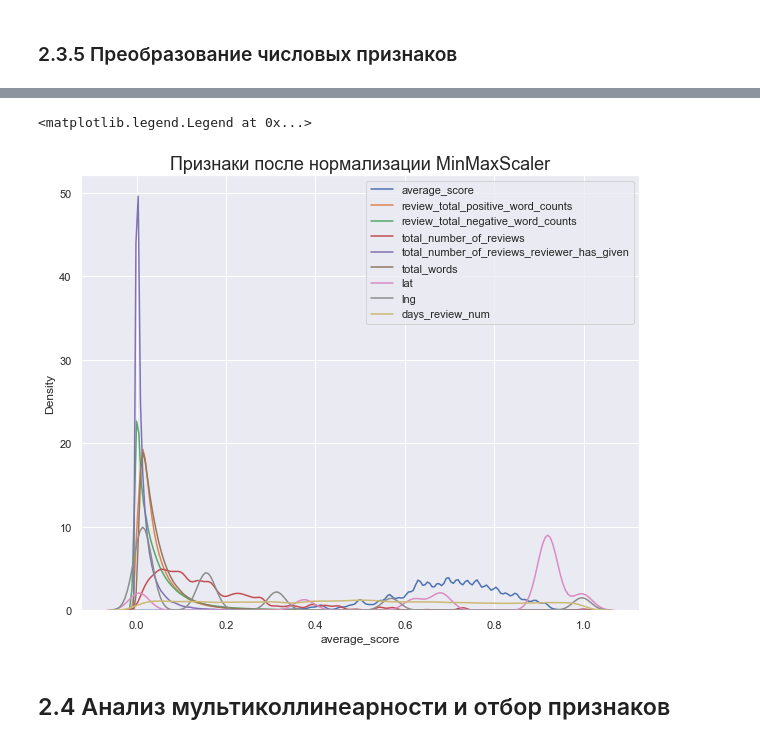
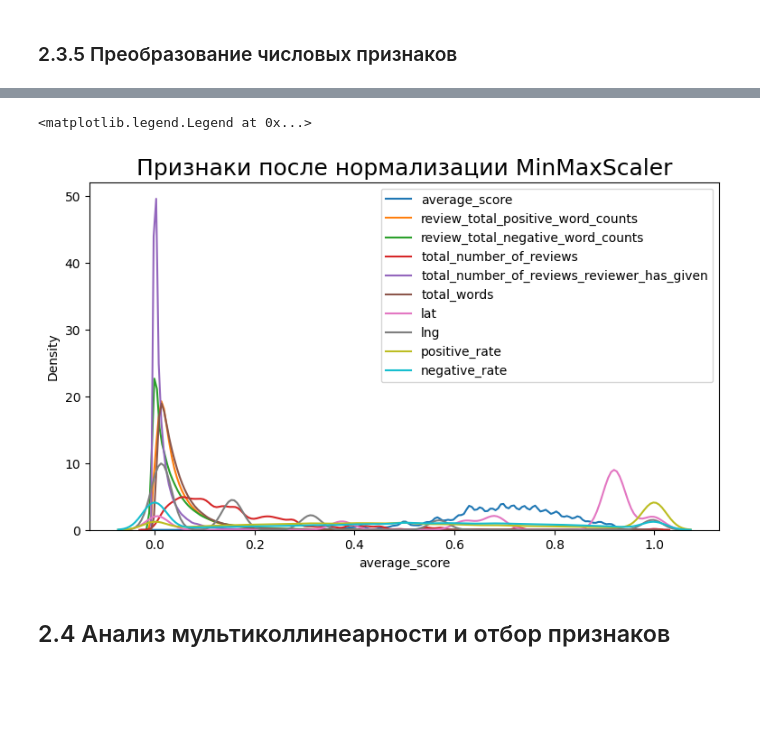
Before and after one commit to Alexandra231116/Alexa_Data_Science, a Jupyter notebook: SKILLFACTORY/Kaggle/Project_3.ipynb, the cells around one changed output, grey strips where cells are left out. Saved outputs shown, nothing was run; the diff lists cells and outputs as text; code cells hidden in the pictures; blank space fills up the shorter version.

```diff
--- a/SKILLFACTORY/Kaggle/Project_3.ipynb
+++ b/SKILLFACTORY/Kaggle/Project_3.ipynb
@@ -529,10 +553,9 @@ Text(0.5, 1.0, 'Распределение кол-ва дней пребыван
 # %%
-# Зависимость оценки от продолжительности путешествия
+# Зависимость целевой переменной от продолжительности путешествия
+grouped = data.groupby('trip_time', as_index=False).agg(count=('reviewer_score', 'count'), mean_score=('reviewer_score', 'mean'))
 
-grouped = data.groupby('trip_duration', as_index=False).agg(count=('reviewer_score', 'count'), mean_score=('reviewer_score', 'mean'))
-
-sns.set_theme()
-fig = sns.lineplot(data=grouped, x='trip_duration', y='mean_score', markers=True, dashes=False)
+fig = plt.figure(figsize=(8, 4))
+fig = sns.lineplot(data=grouped, x='trip_time', y='mean_score', markers=True, dashes=False)
 fig.set_title('Целевая переменная reviewer_score в завис. от длительности поездки', fontdict={'fontsize':14})
 # %% [output]
 Text(0.5, 1.0, 'Целевая переменная reviewer_score в завис. от длительности поездки')
@@ -546,7 +567,7 @@ Text(0.5, 1.0, 'Целевая переменная reviewer_score в завис
 # %%
 # преобразуем признак в бинарный
-data['trip_duration_bin'] = data['trip_duration'].apply(lambda x: 1 if x<=15 else 0)
+data['trip_time_bin'] = data['trip_time'].apply(lambda x: 1 if x<=5 else 0)
 
-data.groupby('trip_duration_bin').agg(count=('reviewer_score', 'count'), mean_score=('reviewer_score', 'mean'))
+data.groupby('trip_time_bin').agg(count=('reviewer_score', 'count'), mean_score=('reviewer_score', 'mean'))
 # %% [output]
 |  | count | mean_score |
@@ -683,21 +693,20 @@ type_bin = encoder.fit_transform(data['review_season'])
 data = pd.concat([data, type_bin], axis=1)
 # %%
 # Двоичное кодирование для признаков, содержащих более 10 значений
-# В первой версии здесь был месяц создания отзыва,сейчас пока ничего, т.к. месяц заменён временем года
-
-#bin_encoder = ce.BinaryEncoder(cols=['review_month']) # указываем столбец для кодирования
+# указываем столбец для кодирования
+#bin_encoder = ce.BinaryEncoder(cols=['review_month'])
 #type_bin = bin_encoder.fit_transform(data['review_month'])
 #data = pd.concat([data, type_bin], axis=1)
-
 
 # Удаление текстовых и закодированных категориальных признаков
 cols_to_del = ['additional_number_of_scoring', # корреляция с другим признаком
                 'hotel_address', 'review_date', 'hotel_name', 'reviewer_nationality', # текстовые
                 'negative_review', 'positive_review', 'tags', 'days_since_review',
-                'hotel_city', 'review_weekday', 'review_month', 'review_season', # категориальные
-                'reviewer_nat_group', 'trip_purpose', 'who_travels', 'trip_duration'
+                'hotel_city', 'hotel_country','review_weekday', 'review_month', # категориальные
+                'review_season', 'reviewer_nat_group', 'trip_purpose', 'who_trip', 'trip_time'
                 ]
 
+
 data = data.drop(cols_to_del, axis=1)
 # %% [markdown]
 ### 2.3.5 Преобразование числовых признаков
@@ -735,10 +746,9 @@ plt.legend()
 # %%
 # Зависимость оценки от текущей средней оценки отеля
-
-# Сгруппируем данные по средним оценкам. Это возможно, таких значений ограниченное число
+# Сгруппируем данные по средним оценкам
 grouped = data.groupby('average_score', as_index=False).agg(count=('reviewer_score', 'count'), mean_score=('reviewer_score', 'mean'))
 
-sns.set_theme()
+fig = plt.figure(figsize=(8, 4))
 fig = sns.lineplot(data=grouped, x='average_score', y='mean_score', markers=True, dashes=False)
-fig.set_title('Целевая переменная reviewer_score в завис. от текущей средней оценки', fontdict={'fontsize':14})
+fig.set_title('Целевая переменная reviewer_score в зависимости от текущей средней оценки', fontdict={'fontsize':12})
 # %% [output]
@@ -792,29 +779,29 @@ Text(0.5, 1.0, 'Целевая переменная reviewer_score в завис
 # %%
 # Нормализация числовых признаков
 from sklearn import preprocessing
 
+# числовые признаки для нормализации
 cols_num = ['average_score', 'review_total_positive_word_counts', 'review_total_negative_word_counts',
             'total_number_of_reviews', 'total_number_of_reviews_reviewer_has_given', 'total_words',
-            'lat', 'lng', 'days_review_num'] # числовые признаки для нормализации
-
+            'lat', 'lng', 'positive_rate', 'negative_rate'] # числовые признаки для нормализации
 mm_scaler = preprocessing.MinMaxScaler()
-data_num = data[cols_num].copy() # скопируем эти данные
+# скопируем эти данные
+data_num = data[cols_num].copy()
 
 data_num_mm = mm_scaler.fit_transform(data_num)
 data_num_mm = pd.DataFrame(data_num_mm, columns=cols_num)
 
-
 # Визуализация
-fig, (ax1) = plt.subplots(ncols=1, figsize=(10, 8))
+fig, (ax1) = plt.subplots(ncols=1, figsize=(9, 5))
 ax1.set_title('Признаки после нормализации MinMaxScaler', fontdict={'fontsize': 18})
 
 for col in cols_num:
     sns.kdeplot(data_num_mm[col], ax=ax1)
 
 plt.legend(cols_num)
 # %% [output]
 <matplotlib.legend.Legend at 0x...>
-[figure, old version]
+[figure, new version]
 # %% [markdown]
 ## 2.4 Анализ мультиколлинеарности и отбор признаков
 # %%
```
Also changed, not shown: parts of 110 cells of this notebook, 6 other files.
